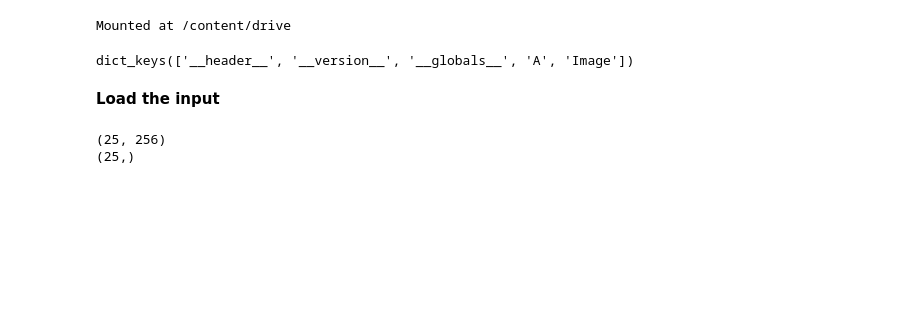
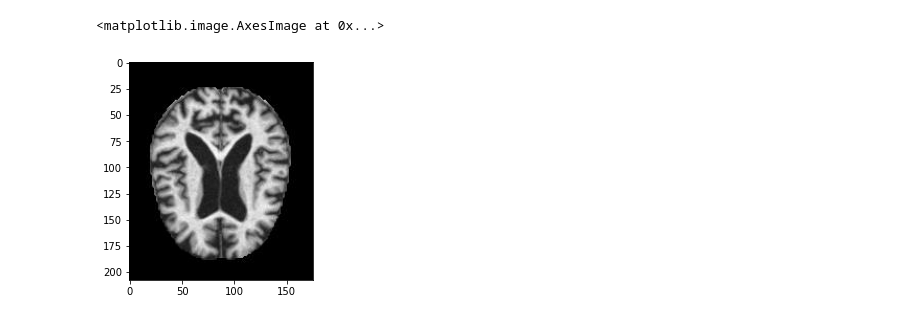
Before and after one commit to ashrikant39/impulse_workshop, a Jupyter notebook: Notebook for all.ipynb, the cells around one changed output. Saved outputs shown, nothing was run; the diff lists cells and outputs as text; code cells hidden in the pictures; blank space fills up the shorter version.

```diff
--- a/Notebook for all.ipynb
+++ b/Notebook for all.ipynb
@@ -1,29 +1,8 @@
-# %%
-from google.colab import drive
-drive.mount('/content/drive')
-# %% [output]
-Mounted at /content/drive
 # %%
 import scipy.io
 import numpy as np
 from scipy import signal
 import matplotlib.pyplot as plt
 from tqdm import tqdm
-
-mat = scipy.io.loadmat('Task2.mat')
-print(mat.keys())
+from numpy import pi
+import omp
-# %% [output]
-dict_keys(['__header__', '__version__', '__globals__', 'A', 'Image'])
-# %% [markdown]
-**Load the input**
-# %%
-A = mat['A']
-image = mat['Image']
-A = A.reshape((25, 256))              # flatten the input image and DCT
-image = image.reshape((25,))
-
-print(A.shape)
-print(image.shape)
-# %% [output]
-(25, 256)
-(25,)
@@ -29,0 +12,6 @@ print(image.shape)
+# %%
+image= cv2.imread('moderateDem44.jpg', 0)/255.
+plt.imshow(image, 'gray')
+# %% [output]
+<matplotlib.image.AxesImage at 0x...>
+[figure, added]
```
Also changed, not shown: parts of 25 cells of this notebook, 1 other file.
